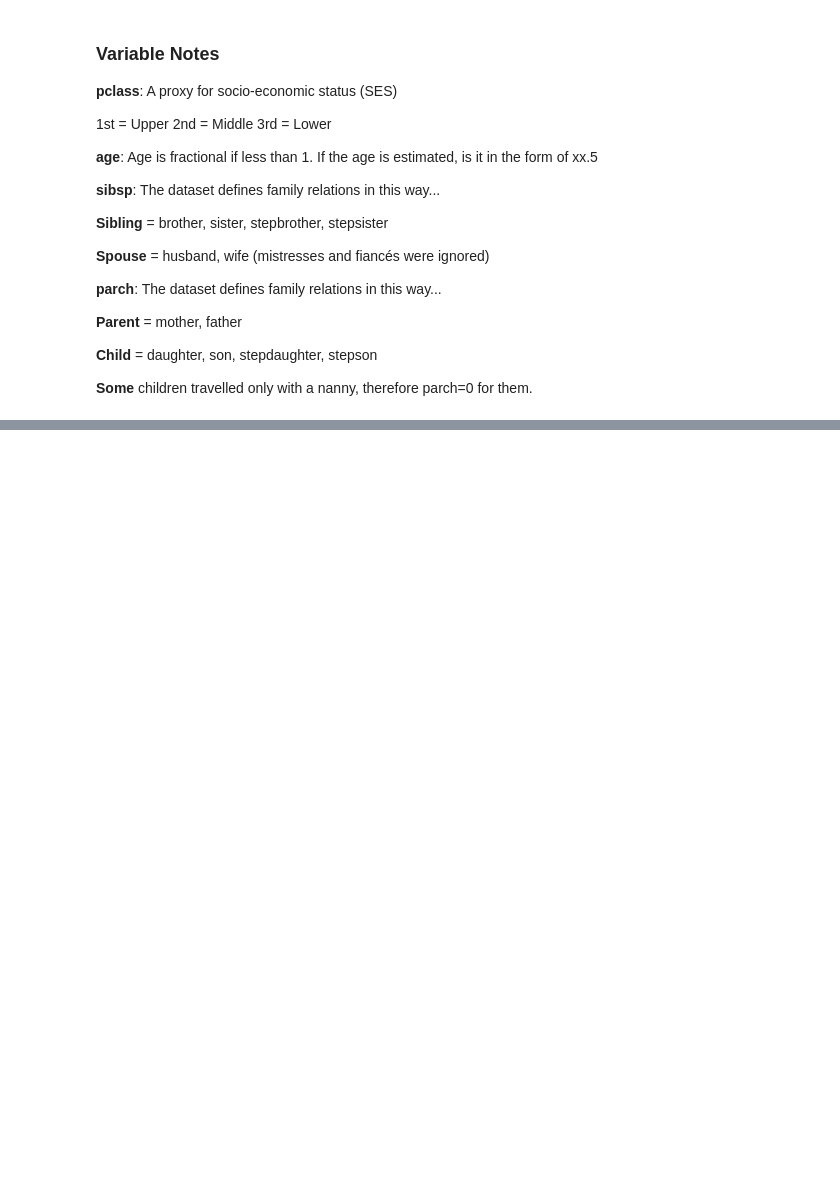
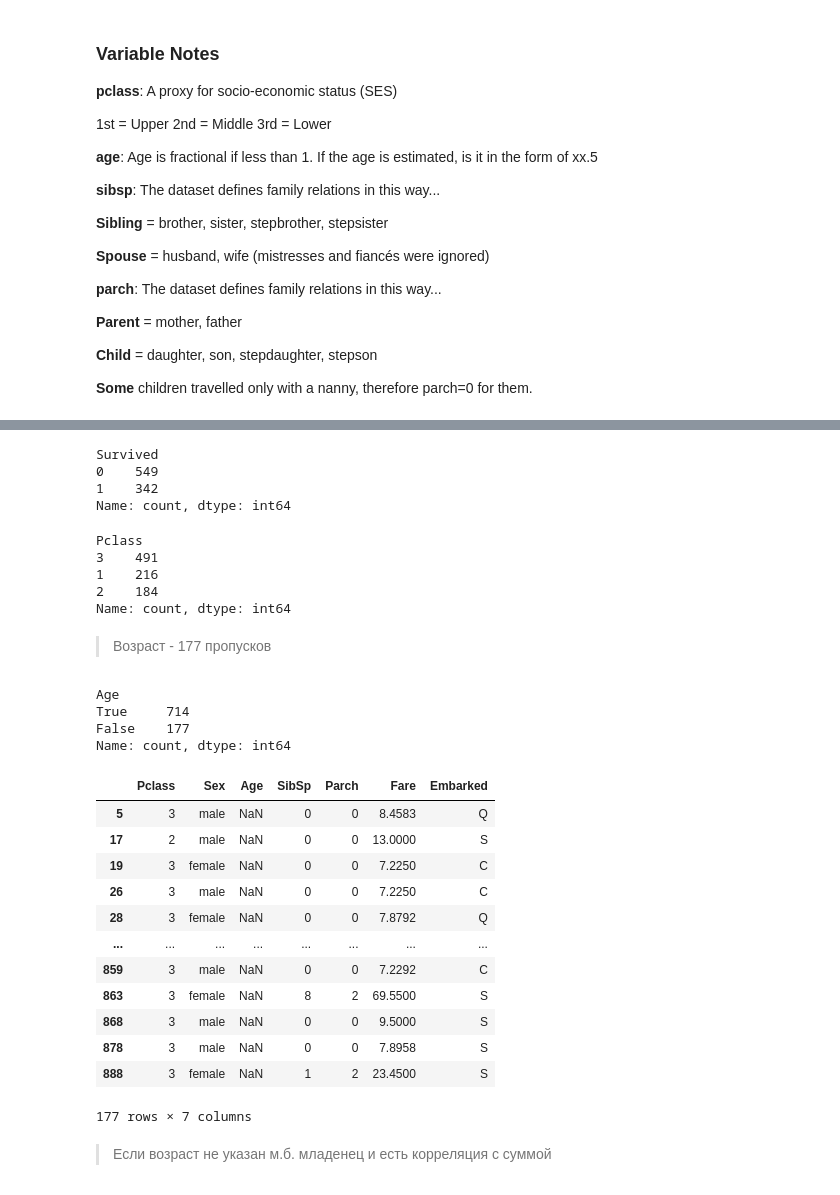
Before and after one commit to alex-chin/TitanicML, a Jupyter notebook: titanic_ml.ipynb, the cells around one changed output, grey strips where cells are left out. Saved outputs shown, nothing was run; the diff lists cells and outputs as text; code cells hidden in the pictures; blank space fills up the shorter version.

```diff
--- a/titanic_ml.ipynb
+++ b/titanic_ml.ipynb
@@ -57,3 +60,5 @@ df.head()
+# %%
+df.drop(['PassengerId', 'Name', 'Ticket', 'Cabin', 'Survived'], axis=1, inplace=True)
 # %%
 df.info()
 # %% [output]
@@ -78,0 +91,42 @@ memory usage: 83.7+ KB
+# %%
+y.value_counts()
+# %% [output]
+Survived
+0    549
+1    342
+Name: count, dtype: int64
+# %%
+df.Pclass.value_counts()
+# %% [output]
+Pclass
+3    491
+1    216
+2    184
+Name: count, dtype: int64
+# %% [markdown]
+> Возраст  - 177 пропусков
+# %%
+df.Age.notna().value_counts()
+# %% [output]
+Age
+True     714
+False    177
+Name: count, dtype: int64
+# %%
+df[df.Age.isna()]
+# %% [output]
+|  | Pclass | Sex | Age | SibSp | Parch | Fare | Embarked |
+| 5 | 3 | male | NaN | 0 | 0 | 8.4583 | Q |
+| 17 | 2 | male | NaN | 0 | 0 | 13.0000 | S |
+| 19 | 3 | female | NaN | 0 | 0 | 7.2250 | C |
+| 26 | 3 | male | NaN | 0 | 0 | 7.2250 | C |
+| 28 | 3 | female | NaN | 0 | 0 | 7.8792 | Q |
+| ... | ... | ... | ... | ... | ... | ... | ... |
+| 859 | 3 | male | NaN | 0 | 0 | 7.2292 | C |
+| 863 | 3 | female | NaN | 8 | 2 | 69.5500 | S |
+| 868 | 3 | male | NaN | 0 | 0 | 9.5000 | S |
+| 878 | 3 | male | NaN | 0 | 0 | 7.8958 | S |
+| 888 | 3 | female | NaN | 1 | 2 | 23.4500 | S |
+177 rows × 7 columns
+# %% [markdown]
+> Если возраст не указан м.б. младенец и есть корреляция с суммой
```
Also changed, not shown: parts of 30 cells of this notebook, 1 other file.
